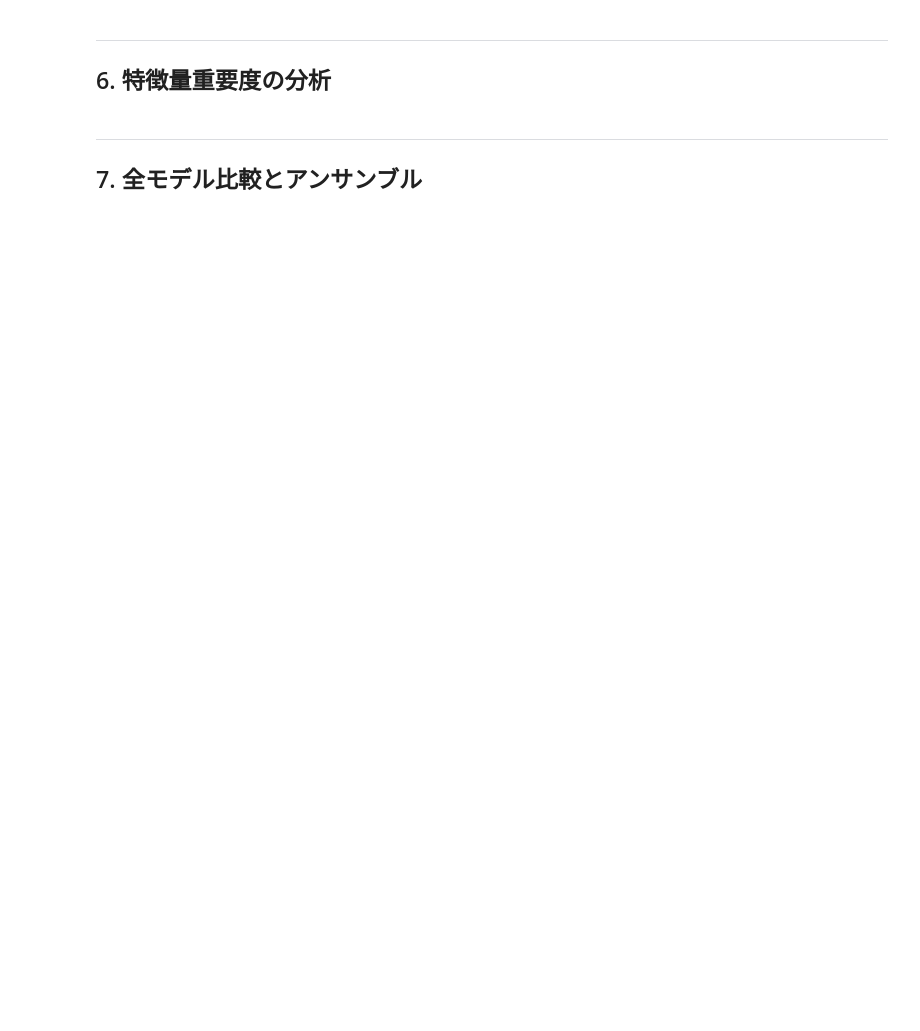
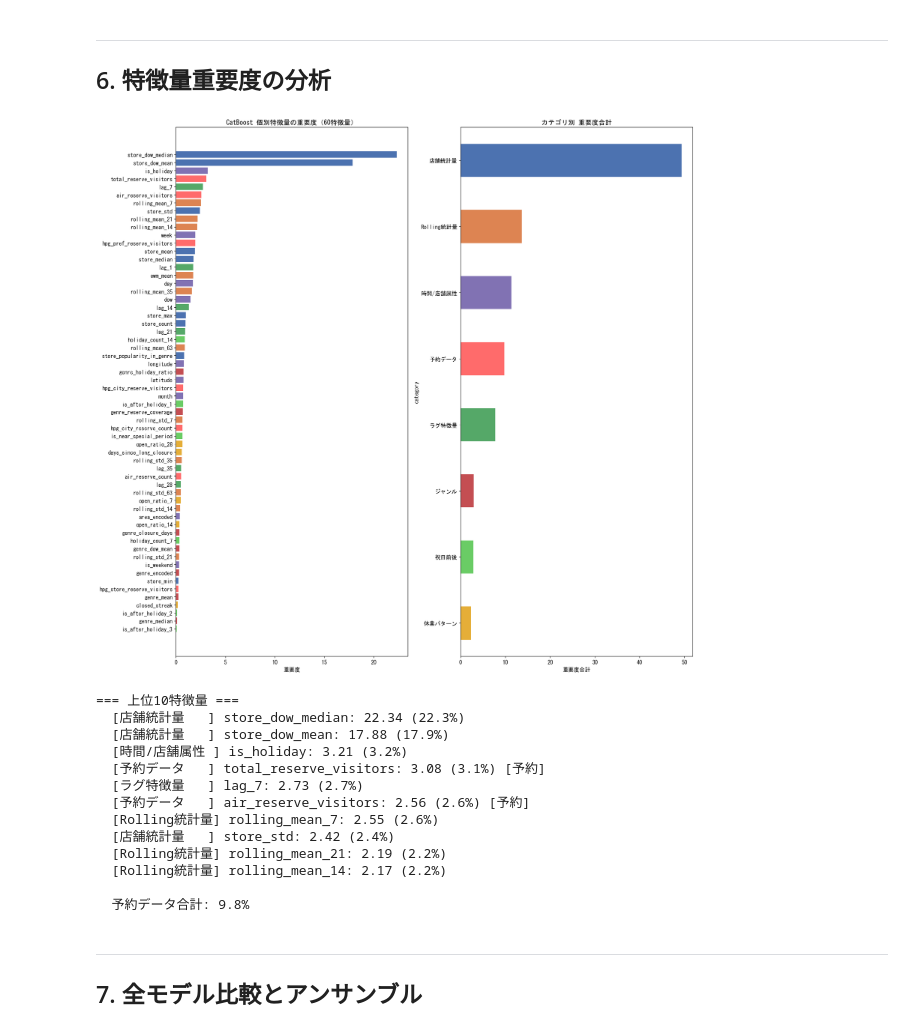
Before and after one commit to Sekine53629/kaggle, a Jupyter notebook: competitions/recruit-restaurant-visitor-forecasting/notebooks/説明用資料/03-4_CatBoostモデル_20260308.ipynb, the cells around one changed output. Saved outputs shown, nothing was run; the diff lists cells and outputs as text; code cells hidden in the pictures; blank space fills up the shorter version.

```diff
--- a/competitions/recruit-restaurant-visitor-forecasting/notebooks/説明用資料/03-4_CatBoostモデル_20260308.ipynb
+++ b/competitions/recruit-restaurant-visitor-forecasting/notebooks/説明用資料/03-4_CatBoostモデル_20260308.ipynb
@@ -152,10 +233,10 @@ for k, v in cb_params.items():
 ---
 ## 4. 時系列バリデーションによる学習
 # %%
-# === Single Split での学習 ===
-X_train = train_df[all_features]
+# === Single Split での学習（予約特徴量追加版 v2: 60特徴量） ===
+X_train = train_df[all_features_v2]
 y_train = np.log1p(train_df['visitors'])
-X_valid = valid_df[all_features]
+X_valid = valid_df[all_features_v2]
 y_valid = np.log1p(valid_df['visitors'])
 
 train_pool = Pool(X_train, label=y_train)
@@ -173,7 +254,7 @@ pred_log = model.predict(X_valid)
 pred = np.expm1(pred_log)
 score_single = rmsle(valid_df['visitors'], pred)
 
-print(f'\n=== Single Split 結果 ===')
+print(f'\n=== Single Split 結果（{len(all_features_v2)}特徴量） ===')
 print(f'  Best iteration: {model.best_iteration_}')
 print(f'  CatBoost     RMSLE: {score_single:.5f}')
 print(f'  LightGBM     RMSLE: {prev_lgbm["score_single"]:.5f}')
@@ -277,7 +396,7 @@ plt.show()
 ## 6. 特徴量重要度の分析
 # %%
 importance = pd.DataFrame({
-    'feature': all_features,
+    'feature': all_features_v2,
     'importance': model.get_feature_importance()
 }).sort_values('importance', ascending=True)
 
@@ -292,38 +411,61 @@ def categorize_feature(name):
         return '祝日前後'
     elif name.startswith('store_'):
         return '店舗統計量'
     elif name.startswith('genre_'):
         return 'ジャンル'
+    elif name.startswith(('hpg_', 'air_reserve', 'total_reserve')):
+        return '予約データ'
     else:
         return '時間/店舗属性'
 
 importance['category'] = importance['feature'].apply(categorize_feature)
 
 color_map = {
     'Rolling統計量': '#DD8452', 'ラグ特徴量': '#55A868',
     '店舗統計量': '#4C72B0', 'ジャンル': '#C44E52', '時間/店舗属性': '#8172B3',
-    '休業パターン': '#E5AE38', '祝日前後': '#6ACC65'
+    '休業パターン': '#E5AE38', '祝日前後': '#6ACC65', '予約データ': '#FF6B6B'
 }
 
-fig, axes = plt.subplots(1, 2, figsize=(18, max(10, len(all_features) * 0.28)))
+fig, axes = plt.subplots(1, 2, figsize=(18, max(10, len(all_features_v2) * 0.28)))
 
 colors = importance['category'].map(color_map)
 axes[0].barh(importance['feature'], importance['importance'], color=colors)
 axes[0].set_xlabel('重要度')
-axes[0].set_title('CatBoost 個別特徴量の重要度')
+axes[0].set_title('CatBoost 個別特徴量の重要度（60特徴量）')
 
 cat_imp = importance.groupby('category')['importance'].sum().sort_values()
 cat_colors = [color_map.get(c, 'gray') for c in cat_imp.index]
 cat_imp.plot(kind='barh', ax=axes[1], color=cat_colors)
 axes[1].set_xlabel('重要度合計')
 axes[1].set_title('カテゴリ別 重要度合計')
 
 plt.tight_layout()
 plt.show()
 
-print('\n=== 上位10特徴量 ===')
+total_imp = importance['importance'].sum()
+reserve_share = importance[importance['category'] == '予約データ']['importance'].sum() / total_imp * 100
+
+print(f'\n=== 上位10特徴量 ===')
 for _, row in importance.tail(10).iloc[::-1].iterrows():
-    print(f'  [{row["category"]:8s}] {row["feature"]}: {row["importance"]:.2f}')
+    pct = row['importance'] / total_imp * 100
+    marker = ' [予約]' if row['category'] == '予約データ' else ''
+    print(f'  [{row["category"]:8s}] {row["feature"]}: {row["importance"]:.2f} ({pct:.1f}%){marker}')
+print(f'\n  予約データ合計: {reserve_share:.1f}%')
+# %% [output]
+[figure, added]
+=== 上位10特徴量 ===
+  [店舗統計量   ] store_dow_median: 22.34 (22.3%)
+  [店舗統計量   ] store_dow_mean: 17.88 (17.9%)
+  [時間/店舗属性 ] is_holiday: 3.21 (3.2%)
+  [予約データ   ] total_reserve_visitors: 3.08 (3.1%) [予約]
+  [ラグ特徴量   ] lag_7: 2.73 (2.7%)
+  [予約データ   ] air_reserve_visitors: 2.56 (2.6%) [予約]
+  [Rolling統計量] rolling_mean_7: 2.55 (2.6%)
+  [店舗統計量   ] store_std: 2.42 (2.4%)
+  [Rolling統計量] rolling_mean_21: 2.19 (2.2%)
+  [Rolling統計量] rolling_mean_14: 2.17 (2.2%)
+
+  予約データ合計: 9.8%
 # %% [markdown]
 ---
 ## 7. 全モデル比較とアンサンブル
```
Also changed, not shown: parts of 12 cells of this notebook, 16 other files.
